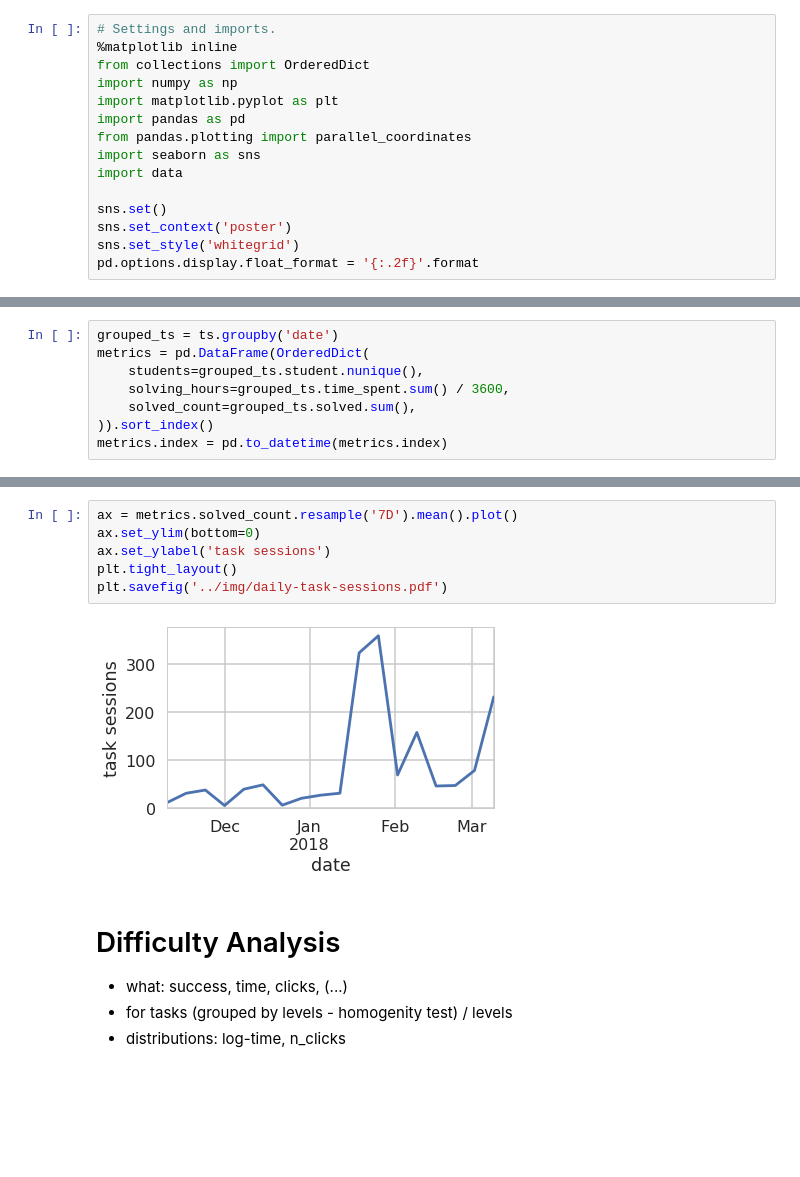
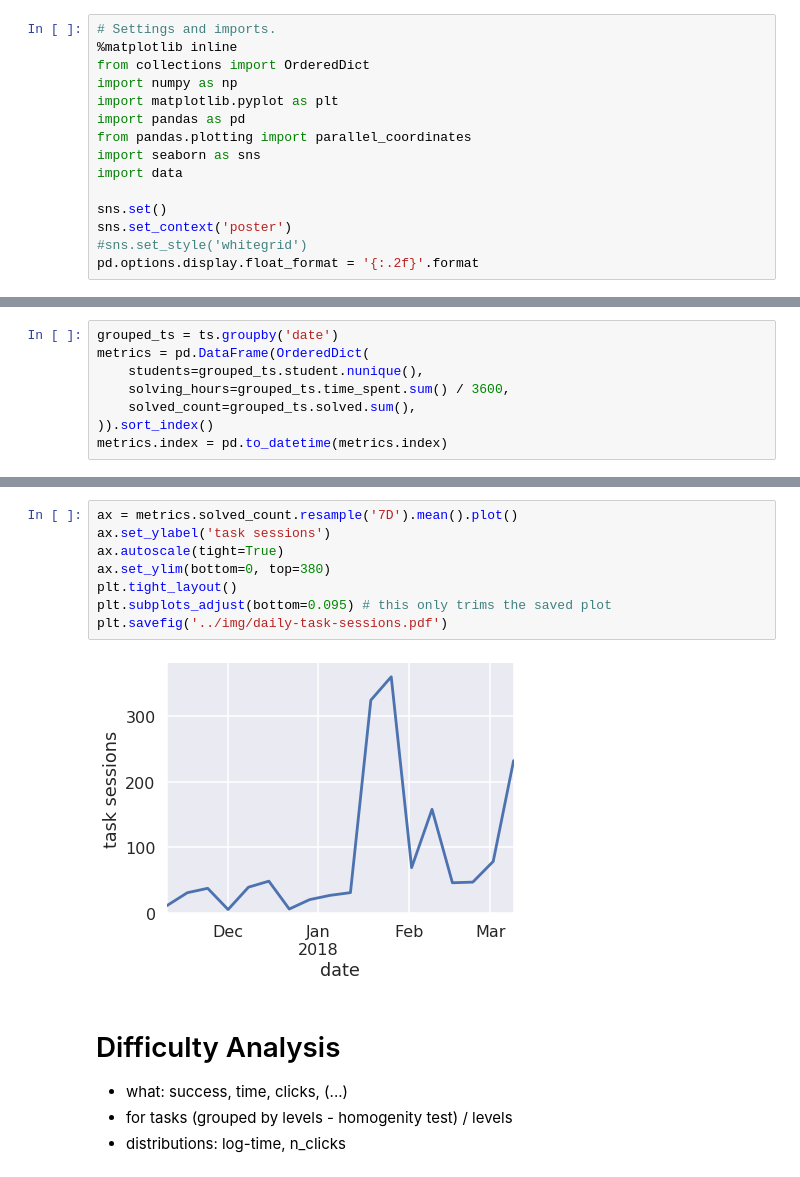
Before and after one commit to effa/flocs-thesis, a Jupyter notebook: analysis/descriptive-statistics.ipynb, the cells around one changed output, grey strips where cells are left out. Saved outputs shown, nothing was run; the diff lists cells and outputs as text; blank space fills up the shorter version.

```diff
--- a/analysis/descriptive-statistics.ipynb
+++ b/analysis/descriptive-statistics.ipynb
@@ -13,7 +13,7 @@ import data
 
 sns.set()
 sns.set_context('poster')
-sns.set_style('whitegrid')
+#sns.set_style('whitegrid')
 pd.options.display.float_format = '{:.2f}'.format
 # %% [markdown]
 # Preparing Data
@@ -136,11 +141,13 @@ metrics.index = pd.to_datetime(metrics.index)
 # %%
 ax = metrics.solved_count.resample('7D').mean().plot()
-ax.set_ylim(bottom=0)
 ax.set_ylabel('task sessions')
+ax.autoscale(tight=True)
+ax.set_ylim(bottom=0, top=380)
 plt.tight_layout()
+plt.subplots_adjust(bottom=0.095) # this only trims the saved plot
 plt.savefig('../img/daily-task-sessions.pdf')
 # %% [output]
-[figure, old version]
+[figure, new version]
 # %% [markdown]
 # Difficulty Analysis
 
```
Also changed, not shown: parts of 10 cells of this notebook, 14 other files.
